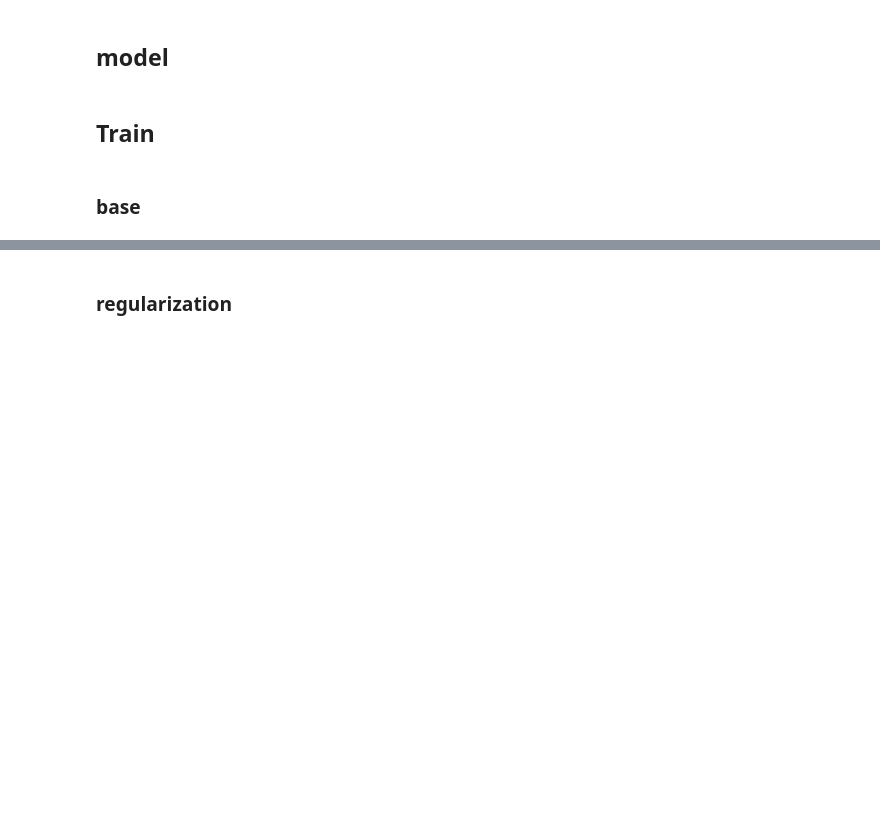
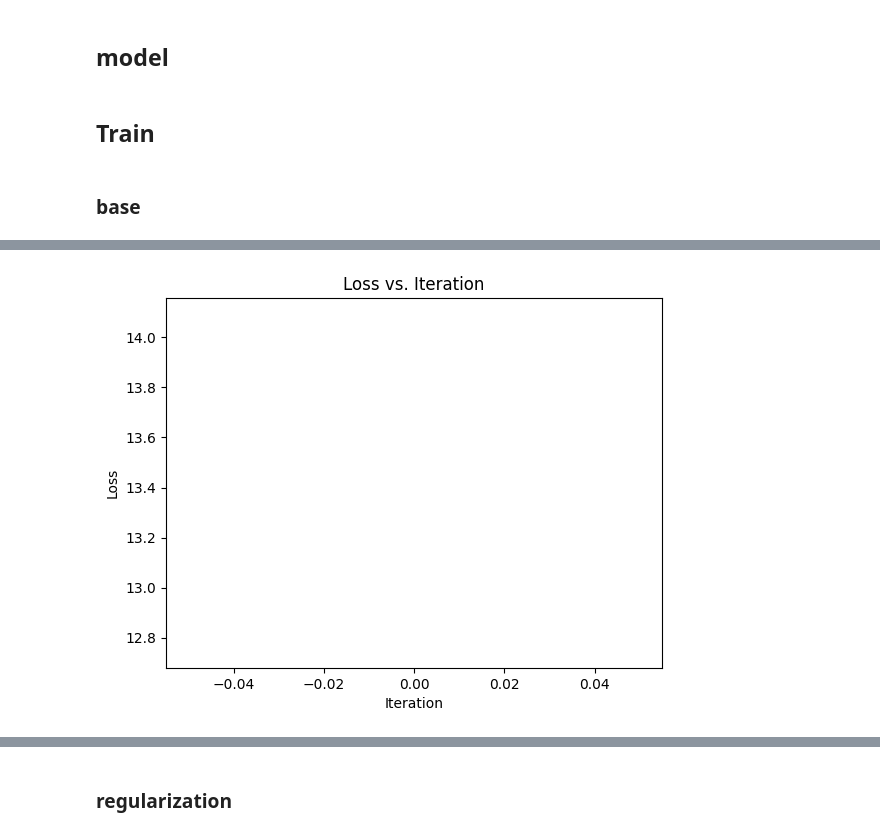
Before and after one commit to YangDongJae/ML, a Jupyter notebook: KOREATECH/assign04/assign04.ipynb, the cells around one changed output, grey strips where cells are left out. Saved outputs shown, nothing was run; the diff lists cells and outputs as text; code cells hidden in the pictures; blank space fills up the shorter version.

```diff
--- a/KOREATECH/assign04/assign04.ipynb
+++ b/KOREATECH/assign04/assign04.ipynb
@@ -70,22 +77,3 @@ class Relu :
     def backward(self, dout) :
         dout[self.mask] = 0
         return dout
-# %%
-class softmax_with_crossEntropy :
-    def __init__(self) :
-        self.delta = 1e-7
-        # softmax
-        self.softmax_x =
-        self.softmax_out =
-        # crossEntropy
-        self.pred =
-        self.target =
-
-    def softmax_forward(self, x) :
-        pass
-
-    def crossEntropy_forward(self, pred, target) :
-        pass
-
-    def backward(self) :
-        pass
@@ -121,6 +139,9 @@ def train_MLP(config) :
     relu = Relu()
     layer2 = Linear(100, 10)
     softmax_with_CE = softmax_with_crossEntropy()
+
+    iter_lst = list()
+    loss_lst = list()
 
     for iter in range(num_epoch) :
         # forward
@@ -137,6 +158,9 @@ def train_MLP(config) :
         if iter % print_loss_interval == 0:
             print("[epoch %d / %d] average loss : %f" % (iter, num_epoch, loss))
 
+        iter_lst.append(iter)
+        loss_lst.append(loss)
+
         # backward
         dL = softmax_with_CE.backward()
         dL = layer2.backward(dL, lr)
@@ -149,10 +173,10 @@ def train_MLP(config) :
     model['layer2'] = layer2
     model['softmax_with_CE'] = softmax_with_CE
 
-    return model
+    return model,iter_lst, loss_lst
 # %%
 config = { 'learning_rate' : 0.1,
-            'num_epoch' : 100
+            'num_epoch' : 1
           }
 
-model = train_MLP(config)
+model,iter_lst, loss_lst = train_MLP(config)
@@ -159,3 +186,11 @@ model = train_MLP(config)
+# %%
+plt.plot(iter_lst, loss_lst)
+plt.title("Loss vs. Iteration")
+plt.xlabel("Iteration")
+plt.ylabel("Loss")
+plt.show()
+# %% [output]
+[figure, added]
 # %%
 def eval(model, train_version = True) :
     if train_version :
```
Also changed, not shown: parts of 14 cells of this notebook, 2 other files.
